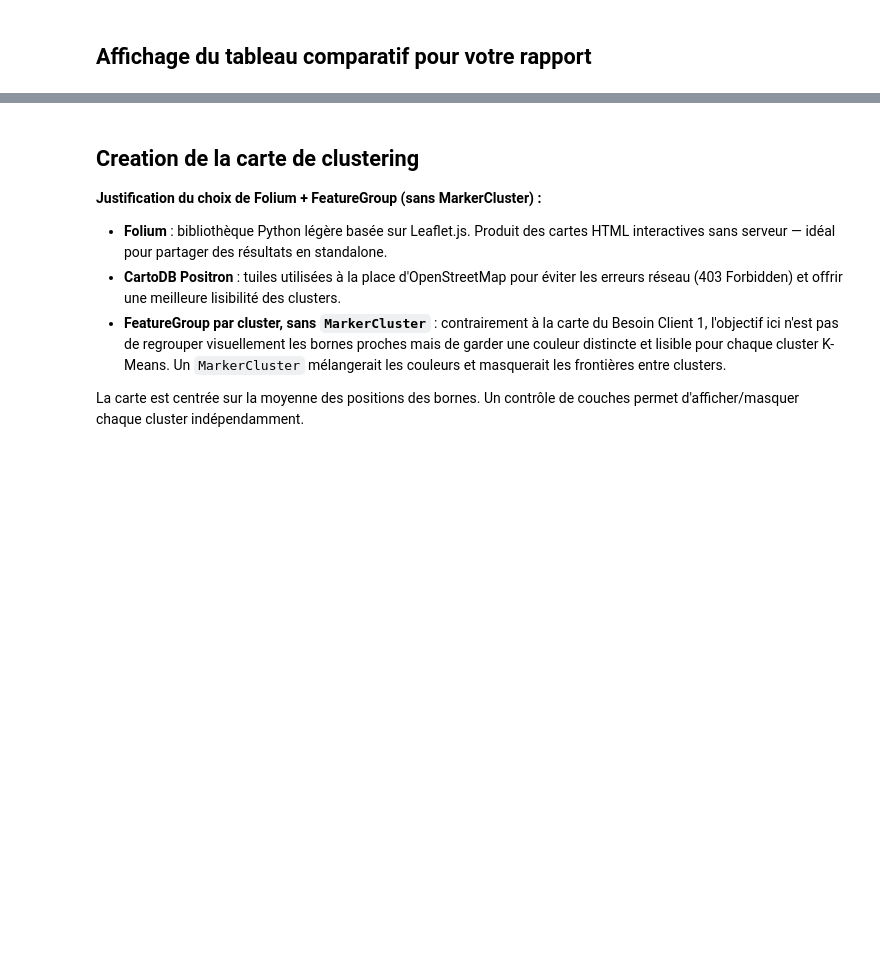
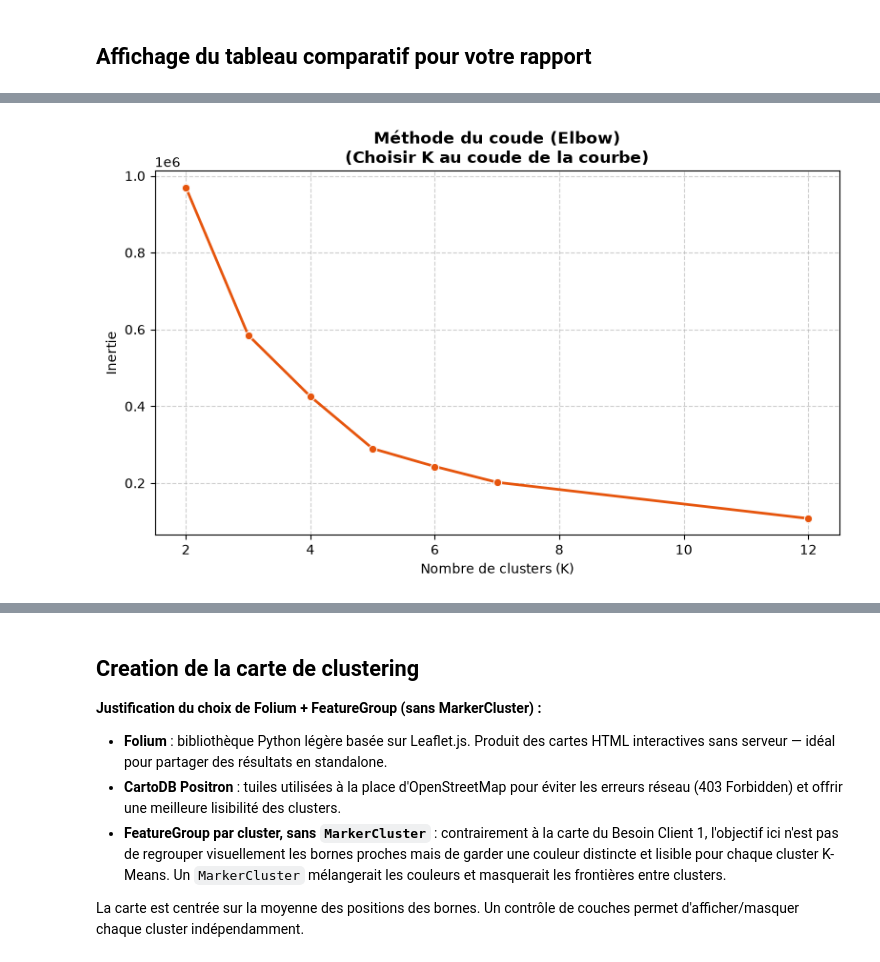
Before and after one commit to Dackss/ProjetIA, a Jupyter notebook: Besoin_Client_2/main.ipynb, the cells around one changed output, grey strips where cells are left out. Saved outputs shown, nothing was run; the diff lists cells and outputs as text; code cells hidden in the pictures; blank space fills up the shorter version.

```diff
--- a/Besoin_Client_2/main.ipynb
+++ b/Besoin_Client_2/main.ipynb
@@ -64,7 +105,7 @@ X = irve[["latitude", "longitude"]]
 Les valeurs de K testées (2, 3, 4, 5, 6, 7, 12) couvrent une plage large pour situer visuellement où se trouve le meilleur compromis avant de restreindre le choix final à 5, 6 ou 7 (cf. section suivante).
 # %%
 results = []
-range_n_clusters = [2, 3, 4, 5, 6, 7,12]
+range_n_clusters = [2, 3, 4, 5, 6, 7, 12]
 
 for k in range_n_clusters:
     kmeans = KMeans(n_clusters=k, random_state=42, n_init=10)
@@ -76,7 +117,13 @@ for k in range_n_clusters:
     db = davies_bouldin_score(X, cluster_labels)
 
     results.append(
-        {"K": k, "Silhouette": sil, "Calinski-Harabasz": ch, "Davies-Bouldin": db}
+        {
+            "K": k,
+            "Silhouette": sil,
+            "Calinski-Harabasz": ch,
+            "Davies-Bouldin": db,
+            "Inertie": kmeans.inertia_,
+        }
     )
 # %% [markdown]
 ## Affichage du tableau comparatif pour votre rapport
@@ -116,0 +180,12 @@ plt.show()
+# %%
+plt.figure(figsize=(8, 5))
+sns.lineplot(data=df_metrics, x='K', y='Inertie', marker='o', linewidth=2, color='#e6550d')
+plt.title("Méthode du coude (Elbow)\n(Choisir K au coude de la courbe)", fontsize=12, fontweight='bold')
+plt.xlabel("Nombre de clusters (K)")
+plt.ylabel("Inertie")
+plt.grid(True, linestyle='--', alpha=0.6)
+plt.tight_layout()
+plt.savefig(os.path.join("output", "elbow_inertie.png"))
+plt.show()
+# %% [output]
+[figure, added]
```
Also changed, not shown: parts of 12 cells of this notebook, 7 other files.
